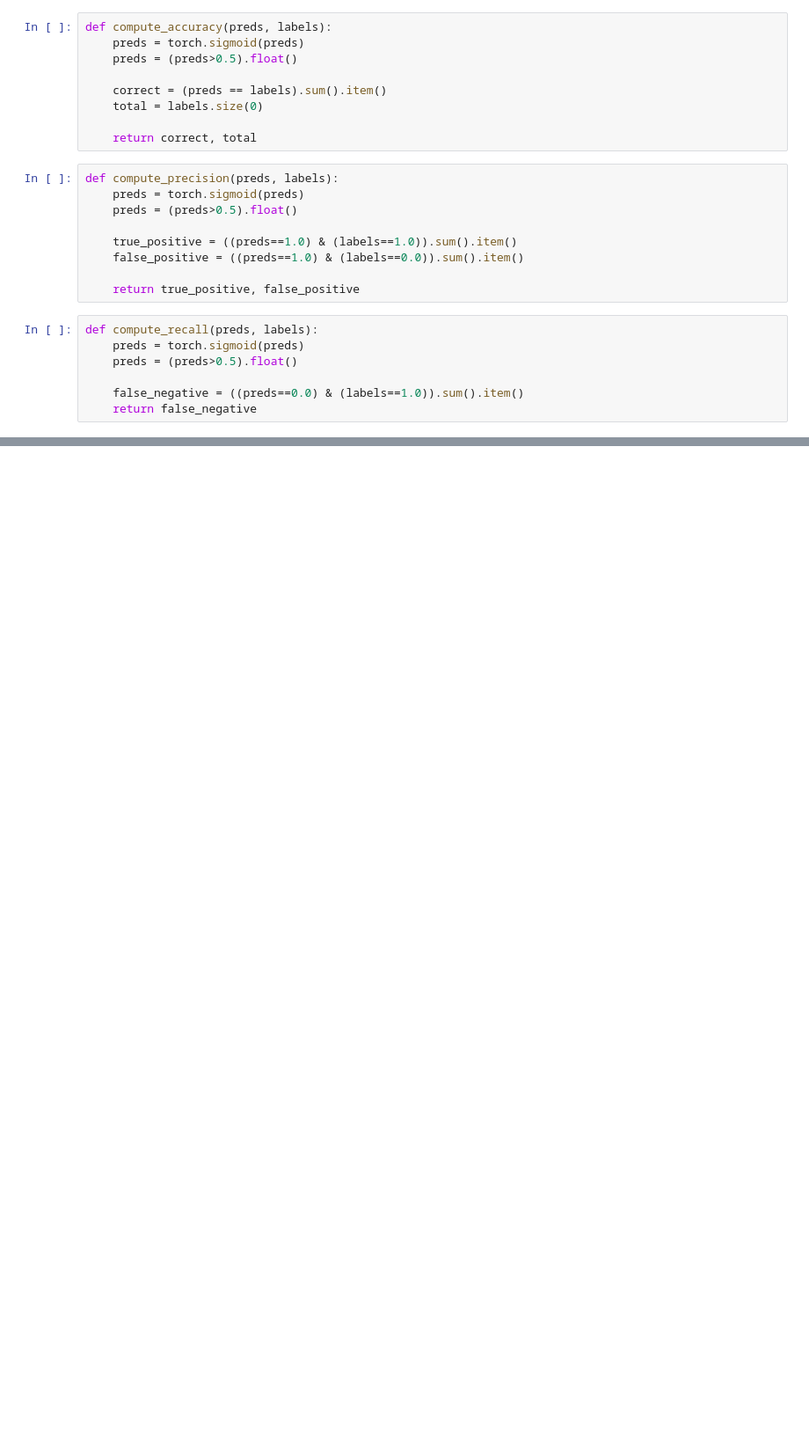
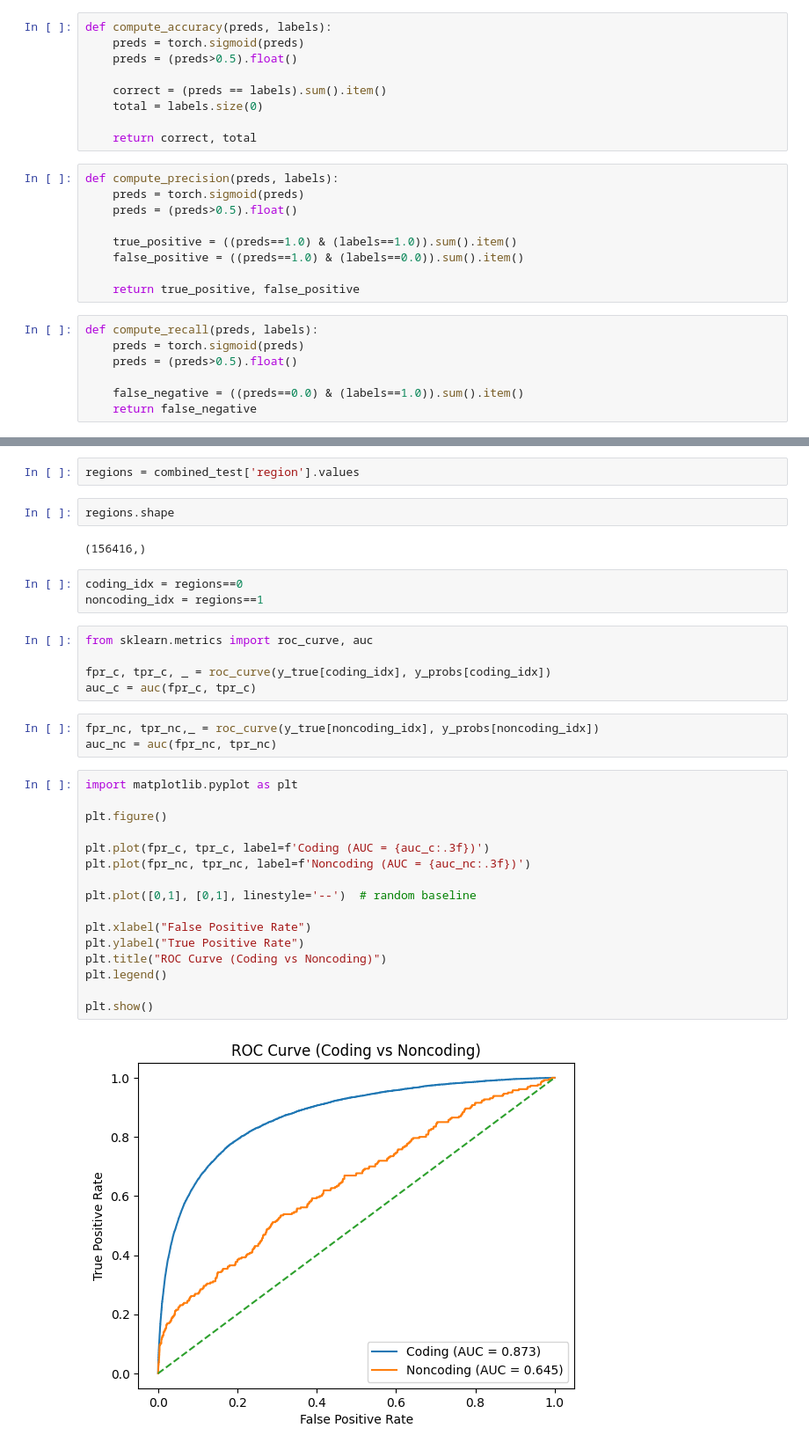
Before and after one commit to Anskira/Predicting-the-pathogenecity-of-genetic-variants, a Jupyter notebook: Notebooks/model_training.ipynb, the cells around one changed output, grey strips where cells are left out. Shown at 88% size. Cells and saved outputs as stored; diff of their text form; blank space fills up the shorter version.

Commit message:
updated metrics with new dataframe with region split

```diff
--- a/Notebooks/model_training.ipynb
+++ b/Notebooks/model_training.ipynb
@@ -273,0 +334,35 @@ The test accuracy is: 0.9395266468903437
+# %%
+regions = combined_test['region'].values
+# %%
+regions.shape
+# %% [output]
+(156416,)
+# %%
+coding_idx = regions==0
+noncoding_idx = regions==1
+# %%
+from sklearn.metrics import roc_curve, auc
+
+fpr_c, tpr_c, _ = roc_curve(y_true[coding_idx], y_probs[coding_idx])
+auc_c = auc(fpr_c, tpr_c)
+# %%
+fpr_nc, tpr_nc,_ = roc_curve(y_true[noncoding_idx], y_probs[noncoding_idx])
+auc_nc = auc(fpr_nc, tpr_nc)
+# %%
+import matplotlib.pyplot as plt
+
+plt.figure()
+
+plt.plot(fpr_c, tpr_c, label=f'Coding (AUC = {auc_c:.3f})')
+plt.plot(fpr_nc, tpr_nc, label=f'Noncoding (AUC = {auc_nc:.3f})')
+
+plt.plot([0,1], [0,1], linestyle='--')  # random baseline
+
+plt.xlabel("False Positive Rate")
+plt.ylabel("True Positive Rate")
+plt.title("ROC Curve (Coding vs Noncoding)")
+plt.legend()
+
+plt.show()
+# %% [output]
+[figure, added]
```
Also changed, not shown: parts of 25 cells of this notebook.
